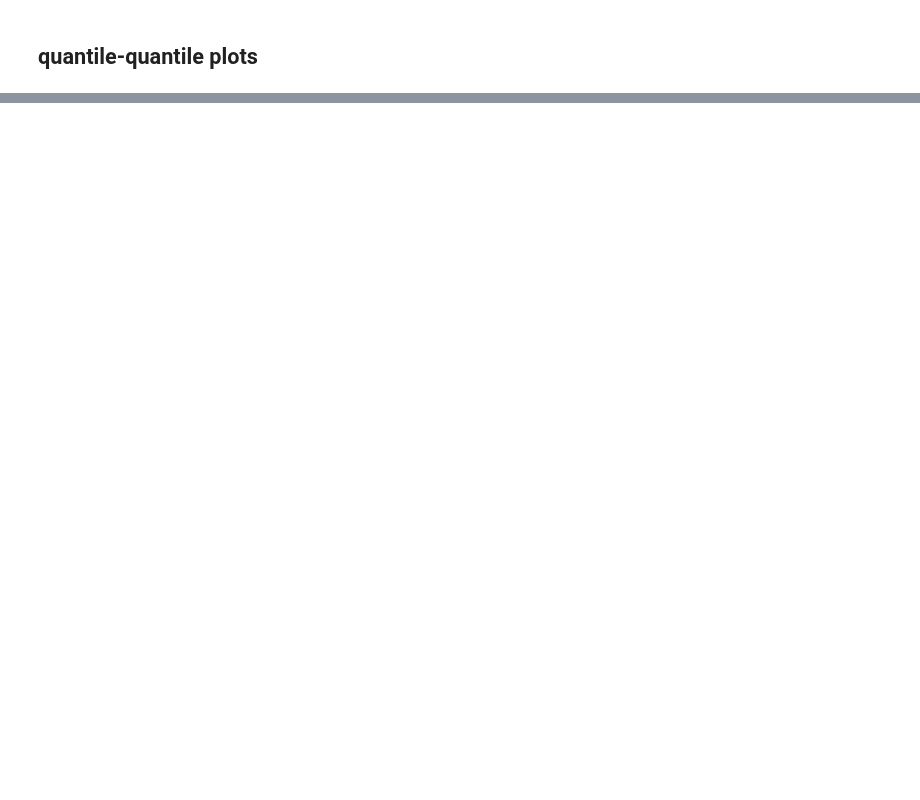
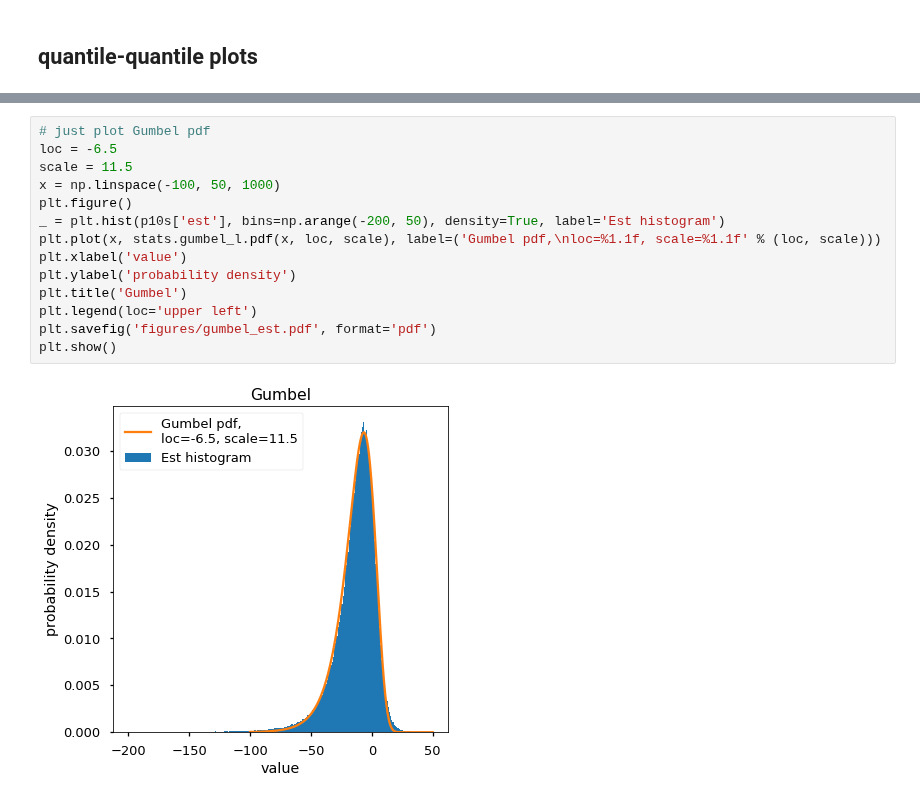
Before and after one commit to sarttiso/spaceweather, a Jupyter notebook: external_coefficient_statistics.ipynb, the cells around one changed output, grey strips where cells are left out. Cells and saved outputs as stored; diff of their text form; blank space fills up the shorter version.

```diff
--- a/external_coefficient_statistics.ipynb
+++ b/external_coefficient_statistics.ipynb
@@ -38,0 +48,16 @@ plt.show()
+# %%
+# just plot Gumbel pdf
+loc = -6.5
+scale = 11.5
+x = np.linspace(-100, 50, 1000)
+plt.figure()
+_ = plt.hist(p10s['est'], bins=np.arange(-200, 50), density=True, label='Est histogram')
+plt.plot(x, stats.gumbel_l.pdf(x, loc, scale), label=('Gumbel pdf,\nloc=%1.1f, scale=%1.1f' % (loc, scale)))
+plt.xlabel('value')
+plt.ylabel('probability density')
+plt.title('Gumbel')
+plt.legend(loc='upper left')
+plt.savefig('figures/gumbel_est.pdf', format='pdf')
+plt.show()
+# %% [output]
+[figure, added]
```
Also changed, not shown: parts of 5 cells of this notebook, 2 other files.
